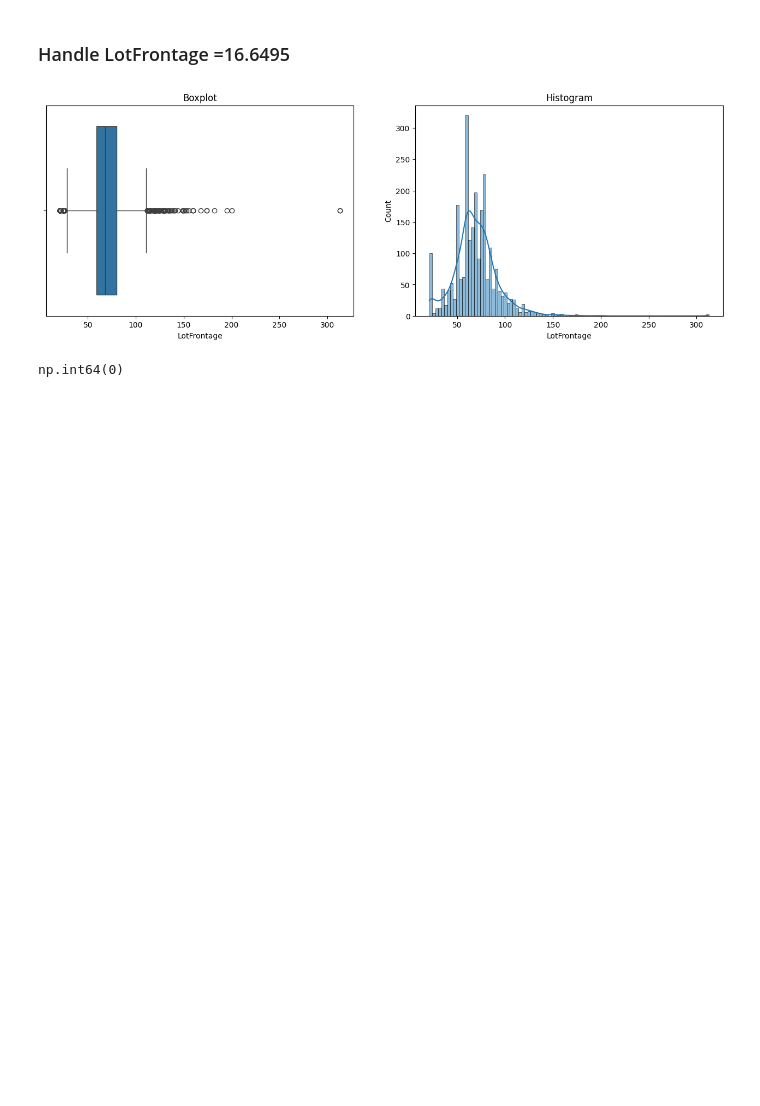
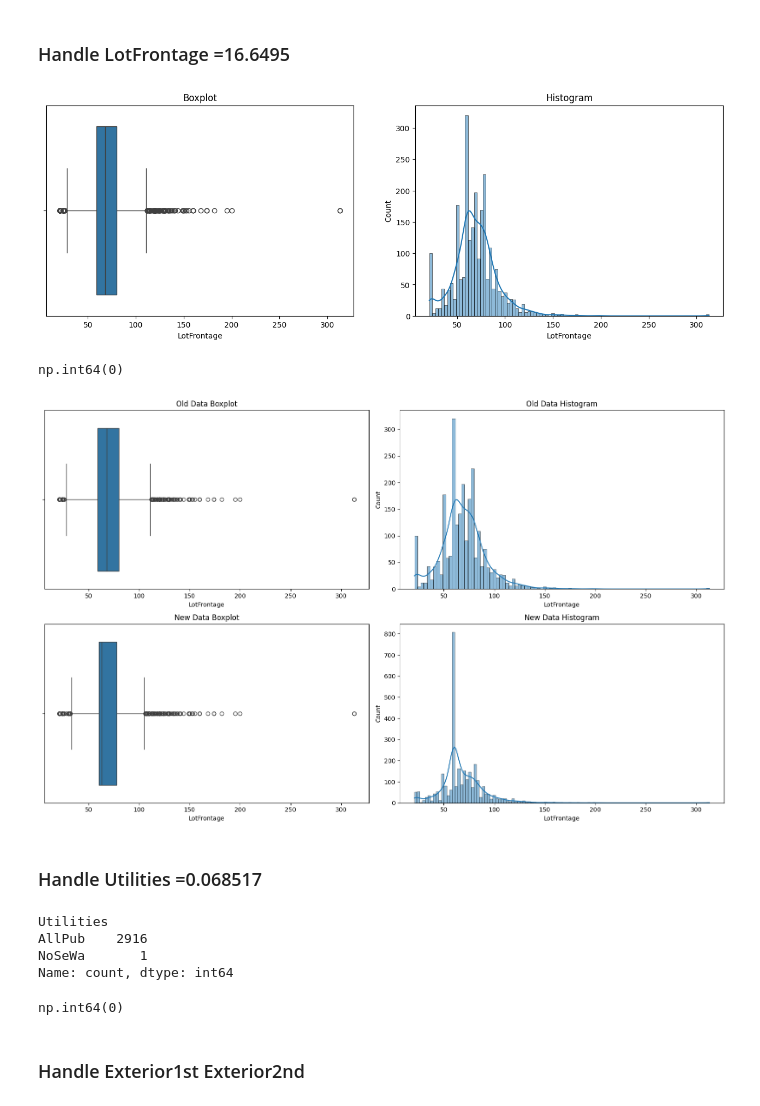
Before and after one commit to HarshRaut9945/House-Price-Prediction-Regression-Project, a Jupyter notebook: data.ipynb, the cells around one changed output. Saved outputs shown, nothing was run; the diff lists cells and outputs as text; code cells hidden in the pictures; blank space fills up the shorter version.

Commit message:
handle missing value '

```diff
--- a/data.ipynb
+++ b/data.ipynb
@@ -420,3 +420,53 @@ df_mvi['LotFrontage'].replace(np.nan,LotFrontage_mean,inplace=True)
 df_mvi['LotFrontage'].isnull().sum()
 # %% [output]
 np.int64(0)
+# %%
+import matplotlib.pyplot as plt
+import seaborn as sns
+
+def oldNewboxHisplot(df, df_new, feature, figsize=(16, 10)):
+    plt.figure(figsize=figsize)
+
+    # Old Data Boxplot
+    plt.subplot(2, 2, 1)
+    sns.boxplot(x=df[feature])
+    plt.title('Old Data Boxplot')
+
+    # Old Data Histogram
+    plt.subplot(2, 2, 2)
+    sns.histplot(df[feature], kde=True)
+    plt.title('Old Data Histogram')
+
+    # New Data Boxplot
+    plt.subplot(2, 2, 3)
+    sns.boxplot(x=df_new[feature])
+    plt.title('New Data Boxplot')
+
+    # New Data Histogram
+    plt.subplot(2, 2, 4)
+    sns.histplot(df_new[feature], kde=True)
+    plt.title('New Data Histogram')
+
+    plt.tight_layout()
+    plt.show()
+# %%
+oldNewboxHisplot(df,df_mvi,"LotFrontage")
+# %% [output]
+[figure, added]
+# %% [markdown]
+### Handle Utilities =0.068517
+# %%
+df['Utilities'].value_counts()
+# %% [output]
+Utilities
+AllPub    2916
+NoSeWa       1
+Name: count, dtype: int64
+# %%
+Utilities_mode=df['Utilities'].mode()[0]
+df_mvi['Utilities'].replace(np.nan,Utilities_mode,inplace=True)
+df_mvi['Utilities'].isnull().sum()
+# %% [output]
+np.int64(0)
+# %% [markdown]
+### Handle Exterior1st Exterior2nd
```
Also changed, not shown: parts of 32 cells of this notebook.
